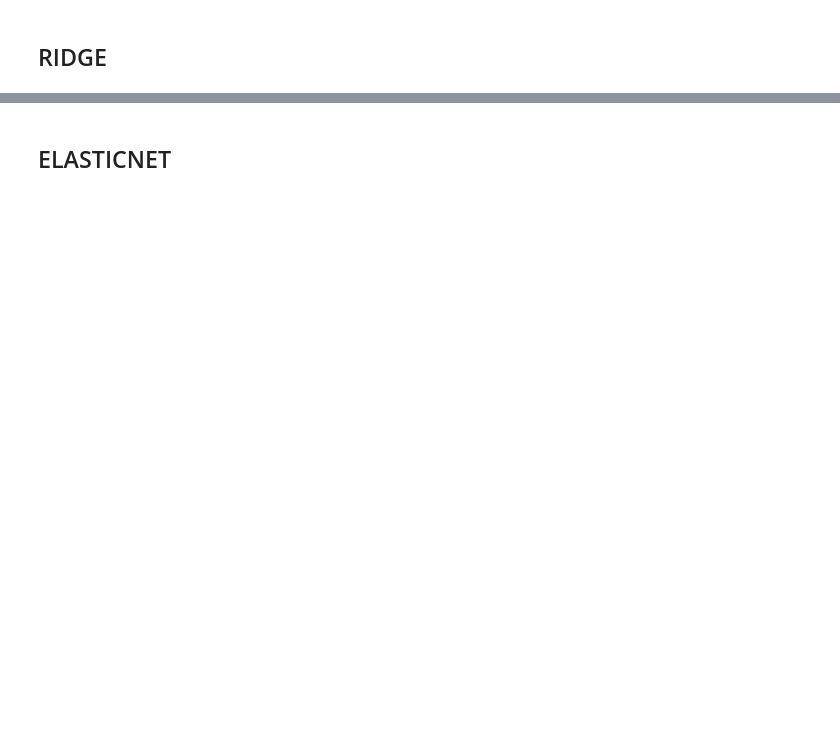
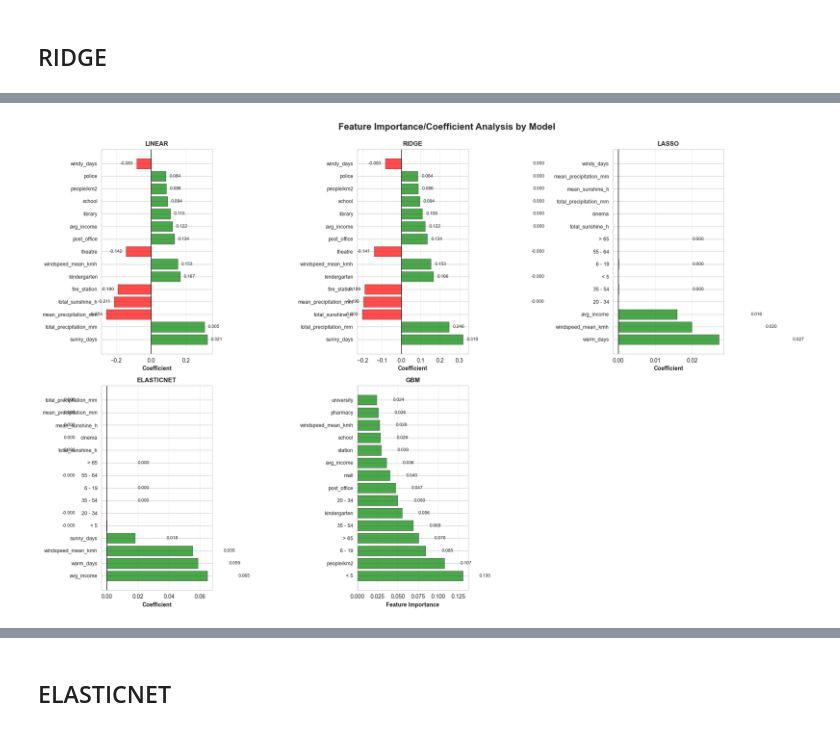
Before and after one commit to Shushunya/FCD-housing-prices, a Jupyter notebook: code/modeling.ipynb, the cells around one changed output, grey strips where cells are left out. Saved outputs shown, nothing was run; the diff lists cells and outputs as text; code cells hidden in the pictures; blank space fills up the shorter version.

Commit message:
modeling pipeline

```diff
--- a/code/modeling.ipynb
+++ b/code/modeling.ipynb
@@ -57,10 +267,15 @@ MSE: 0.1711493695492782
 # %%
-lasso_coefs = lasso.coef_
+n_splits = 5
+gkf = GroupKFold(n_splits=n_splits)
 
-lasso_coef_df = (
-    pd.DataFrame({"feature": feature_names, "coef": lasso_coefs})
-      .sort_values("coef", ascending=False)
-)
+print(f"\n Fold Distribution:")
+print(f"{'Fold':<6} {'Train Groups':<15} {'Val Groups':<15} {'Train Samples':<15} {'Val Samples':<15}")
+print("─" * 75)
 
-lasso_coef_df[lasso_coef_df["coef"] != 0]
+for fold, (train_idx, val_idx) in enumerate(gkf.split(X, y, groups)):
+    train_groups = len(np.unique(groups[train_idx]))
+    val_groups = len(np.unique(groups[val_idx]))
+    print(f"{fold+1:<6} {train_groups:<15} {val_groups:<15} {len(train_idx):<15} {len(val_idx):<15}")
+
+print(f"\n Total groups: {len(np.unique(groups))}")
 # %% [output]
@@ -105,0 +475,43 @@ MSE: 0.1345998223338361
+# %%
+fig, axes = plt.subplots(2, 3, figsize=(20, 12))
+fig.suptitle("Feature Importance/Coefficient Analysis by Model", fontsize=16, fontweight='bold', y=0.995)
+axes = axes.flatten()
+
+for idx, (model_key, importance_df) in enumerate(feature_importance_data.items()):
+    ax = axes[idx]
+
+    top_features = importance_df.head(15).copy()
+
+    value_col = [col for col in top_features.columns if col != "Feature"][0]
+
+    colors = ['green' if x > 0 else 'red' for x in top_features[value_col]]
+    bars = ax.barh(
+        range(len(top_features)),
+        top_features[value_col],
+        color=colors,
+        alpha=0.7,
+        edgecolor='black',
+        linewidth=0.5
+    )
+
+    ax.set_yticks(range(len(top_features)))
+    ax.set_yticklabels(top_features["Feature"], fontsize=9)
+
+    ax.set_xlabel(value_col, fontsize=10, fontweight='bold')
+    ax.set_title(f"{model_key.upper()}", fontsize=11, fontweight='bold')
+    ax.axvline(x=0, color='black', linestyle='-', linewidth=1)
+    ax.grid(True, alpha=0.3, axis='x')
+
+    for i, (bar, val) in enumerate(zip(bars, top_features[value_col])):
+        label_x = val + (0.02 if val > 0 else -0.02)
+        ha = 'left' if val > 0 else 'right'
+        ax.text(label_x, bar.get_y() + bar.get_height()/2, f'{val:.3f}',
+                va='center', ha=ha, fontsize=8)
+
+for idx in range(len(feature_importance_data), len(axes)):
+    axes[idx].axis('off')
+
+plt.tight_layout()
+plt.show()
+# %% [output]
+[figure, added]
```
Also changed, not shown: parts of 16 cells of this notebook.
